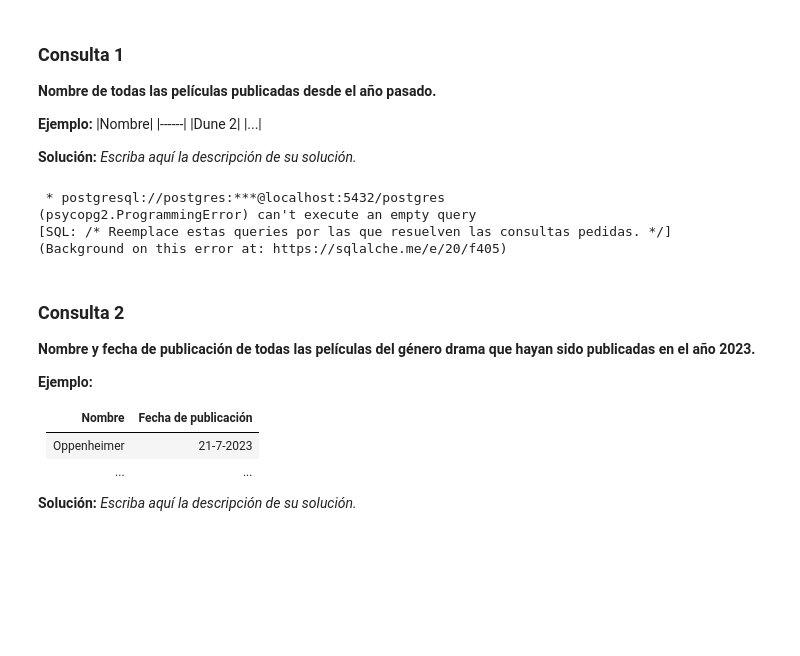
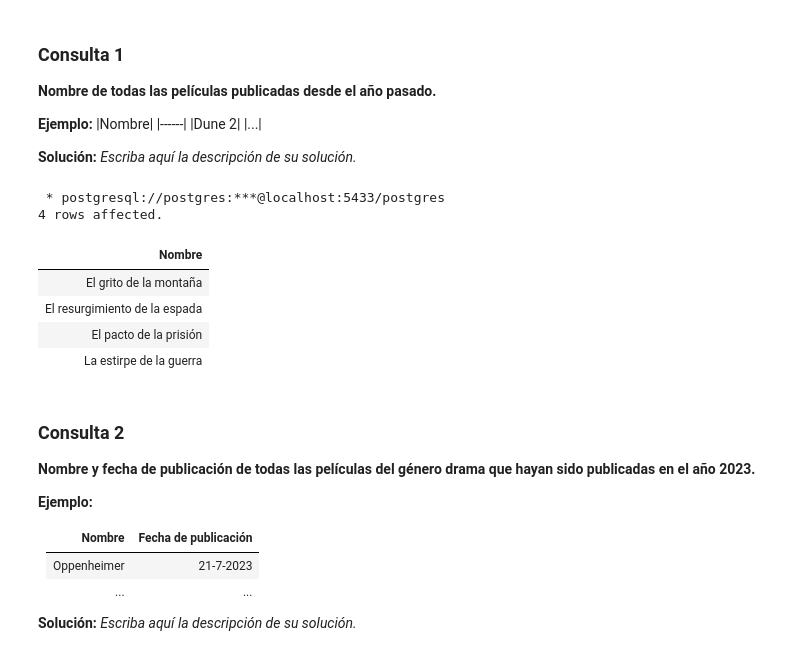
Before and after one commit to Sofiwiwi/Tarea1inf-239, a Jupyter notebook: Tarea_1.ipynb, the cells around one changed output. Saved outputs shown, nothing was run; the diff lists cells and outputs as text; code cells hidden in the pictures; blank space fills up the shorter version.

Commit message:
Consultas 1, 3 y 5

```diff
--- a/Tarea_1.ipynb
+++ b/Tarea_1.ipynb
@@ -339,14 +317,22 @@ Escriba aquí las consultas pedidas. Recuerde agregar una descripción _breve_ d
 
 
 **Solución:** _Escriba aquí la descripción de su solución._
-# %%
-%%sql
-/* Reemplace estas queries por las que resuelven las consultas pedidas. */
-# %% [output]
- * postgresql://postgres:***@localhost:5432/postgres
-(psycopg2.ProgrammingError) can't execute an empty query
-[SQL: /* Reemplace estas queries por las que resuelven las consultas pedidas. */]
-(Background on this error at: https://sqlalche.me/e/20/f405)
+# %%
+%%sql
+SELECT
+    nombre AS "Nombre"
+FROM
+    pelicula
+WHERE
+    fecha_publicacion >= DATE '2023-01-01';
+# %% [output]
+ * postgresql://postgres:***@localhost:5433/postgres
+4 rows affected.
+| Nombre |
+| El grito de la montaña |
+| El resurgimiento de la espada |
+| El pacto de la prisión |
+| La estirpe de la guerra |
 # %% [markdown]
 ### Consulta 2
 **Nombre y fecha de publicación de todas las películas del género drama que hayan sido publicadas en el año 2023.**
```
Also changed, not shown: parts of 24 cells of this notebook.
